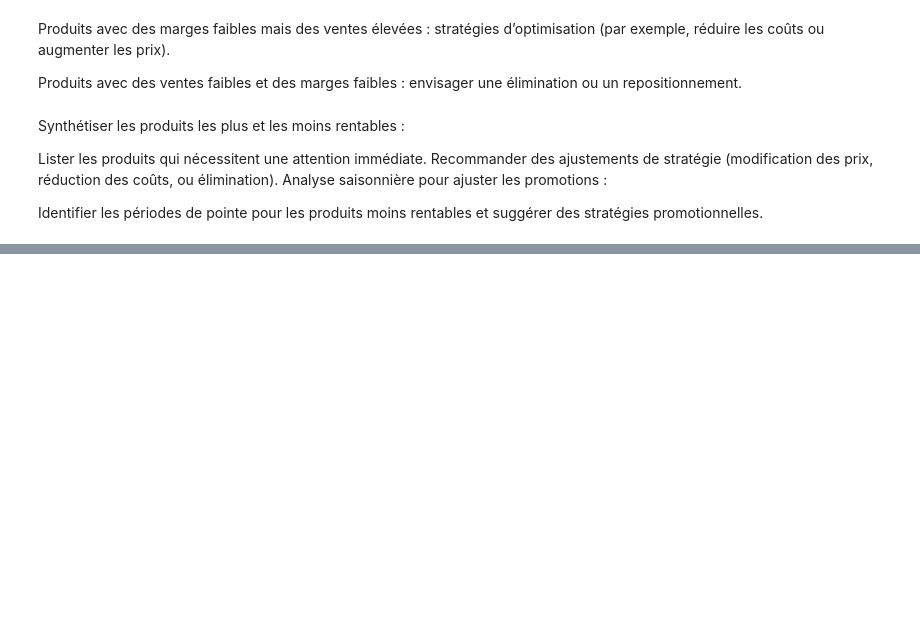
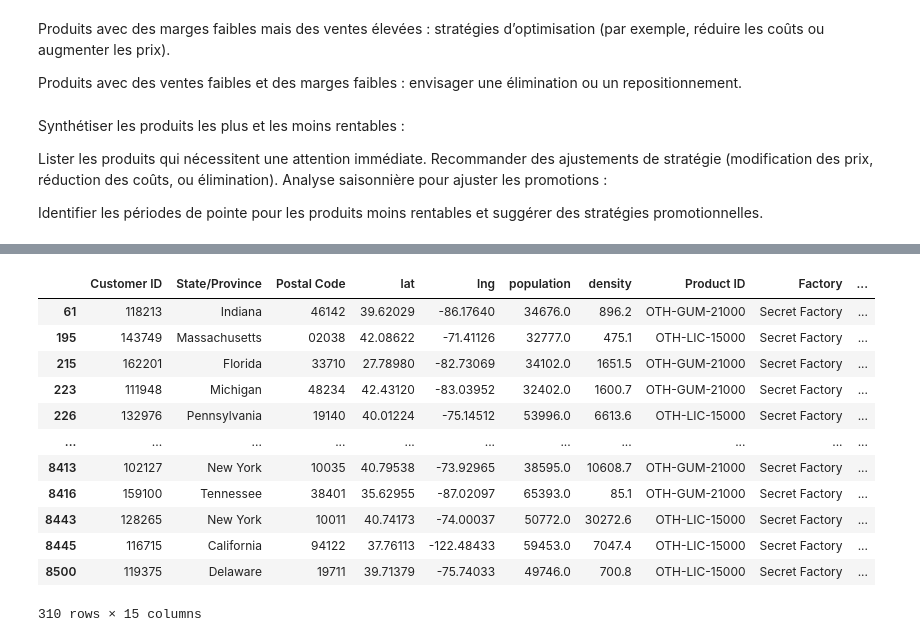
Before and after one commit to stephene369/Mentor-BusinessIntelligence, a Jupyter notebook: Essai_project_1.ipynb, the cells around one changed output, grey strips where cells are left out. Drawn from its saved outputs; the diff is of its cells as text; code cells hidden in the pictures; blank space fills up the shorter version.

```diff
--- a/Essai_project_1.ipynb
+++ b/Essai_project_1.ipynb
@@ -1151,0 +1223,22 @@ Identifier les périodes de pointe pour les produits moins rentables et suggére
+# %%
+other = df_selected[(df_selected['Product ID'] == 'OTH-KAZ-38000') |
+                    (df_selected['Product ID'] == 'OTH-GUM-21000') |
+                    (df_selected['Product ID'] == 'OTH-LIC-15000') |
+                    (df_selected['Product ID'] == 'OTH-FIZ-56000')
+                ]
+# %%
+other
+# %% [output]
+|  | Customer ID | State/Province | Postal Code | lat | lng | population | density | Product ID | Factory | ... |
+| 61 | 118213 | Indiana | 46142 | 39.62029 | -86.17640 | 34676.0 | 896.2 | OTH-GUM-21000 | Secret Factory | ... |
+| 195 | 143749 | Massachusetts | 02038 | 42.08622 | -71.41126 | 32777.0 | 475.1 | OTH-LIC-15000 | Secret Factory | ... |
+| 215 | 162201 | Florida | 33710 | 27.78980 | -82.73069 | 34102.0 | 1651.5 | OTH-GUM-21000 | Secret Factory | ... |
+| 223 | 111948 | Michigan | 48234 | 42.43120 | -83.03952 | 32402.0 | 1600.7 | OTH-GUM-21000 | Secret Factory | ... |
+| 226 | 132976 | Pennsylvania | 19140 | 40.01224 | -75.14512 | 53996.0 | 6613.6 | OTH-LIC-15000 | Secret Factory | ... |
+| ... | ... | ... | ... | ... | ... | ... | ... | ... | ... | ... |
+| 8413 | 102127 | New York | 10035 | 40.79538 | -73.92965 | 38595.0 | 10608.7 | OTH-GUM-21000 | Secret Factory | ... |
+| 8416 | 159100 | Tennessee | 38401 | 35.62955 | -87.02097 | 65393.0 | 85.1 | OTH-GUM-21000 | Secret Factory | ... |
+| 8443 | 128265 | New York | 10011 | 40.74173 | -74.00037 | 50772.0 | 30272.6 | OTH-LIC-15000 | Secret Factory | ... |
+| 8445 | 116715 | California | 94122 | 37.76113 | -122.48433 | 59453.0 | 7047.4 | OTH-LIC-15000 | Secret Factory | ... |
+| 8500 | 119375 | Delaware | 19711 | 39.71379 | -75.74033 | 49746.0 | 700.8 | OTH-LIC-15000 | Secret Factory | ... |
+310 rows × 15 columns
```
Also changed, not shown: parts of 25 cells of this notebook, 16 other files.
